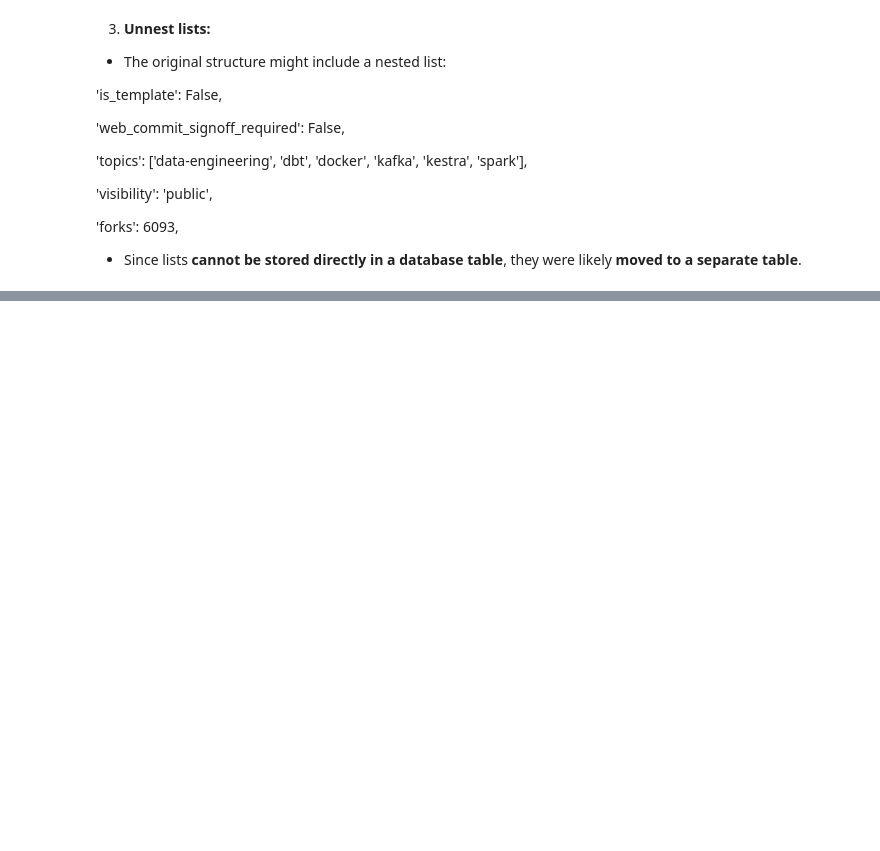
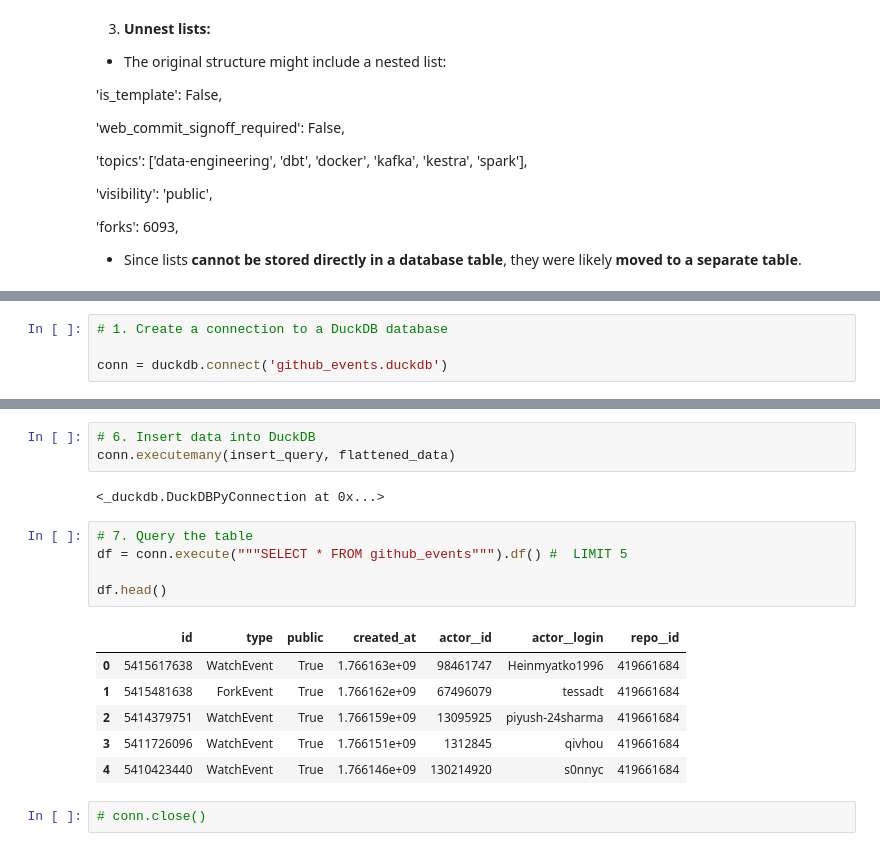
Before and after one commit to M21x1/PipeLiningEverythingProjetcs, a Jupyter notebook: data_loading/data_down_and_loading.ipynb, the cells around one changed output, grey strips where cells are left out. Drawn from its saved outputs; the diff is of its cells as text; blank space fills up the shorter version.

```diff
--- a/data_loading/data_down_and_loading.ipynb
+++ b/data_loading/data_down_and_loading.ipynb
@@ -636,0 +832,4 @@ len(all_data)
+# %%
+# 1. Create a connection to a DuckDB database
+
+conn = duckdb.connect('github_events.duckdb')
@@ -636,0 +879,19 @@ len(all_data)
+# %%
+# 6. Insert data into DuckDB
+conn.executemany(insert_query, flattened_data)
+# %% [output]
+<_duckdb.DuckDBPyConnection at 0x...>
+# %%
+# 7. Query the table
+df = conn.execute("""SELECT * FROM github_events""").df() #  LIMIT 5
+
+df.head()
+# %% [output]
+|  | id | type | public | created_at | actor__id | actor__login | repo__id |
+| 0 | 5415617638 | WatchEvent | True | 1.766163e+09 | 98461747 | Heinmyatko1996 | 419661684 |
+| 1 | 5415481638 | ForkEvent | True | 1.766162e+09 | 67496079 | tessadt | 419661684 |
+| 2 | 5414379751 | WatchEvent | True | 1.766159e+09 | 13095925 | piyush-24sharma | 419661684 |
+| 3 | 5411726096 | WatchEvent | True | 1.766151e+09 | 1312845 | qivhou | 419661684 |
+| 4 | 5410423440 | WatchEvent | True | 1.766146e+09 | 130214920 | s0nnyc | 419661684 |
+# %%
+# conn.close()
```
Also changed, not shown: parts of 35 cells of this notebook, 2 other files.
